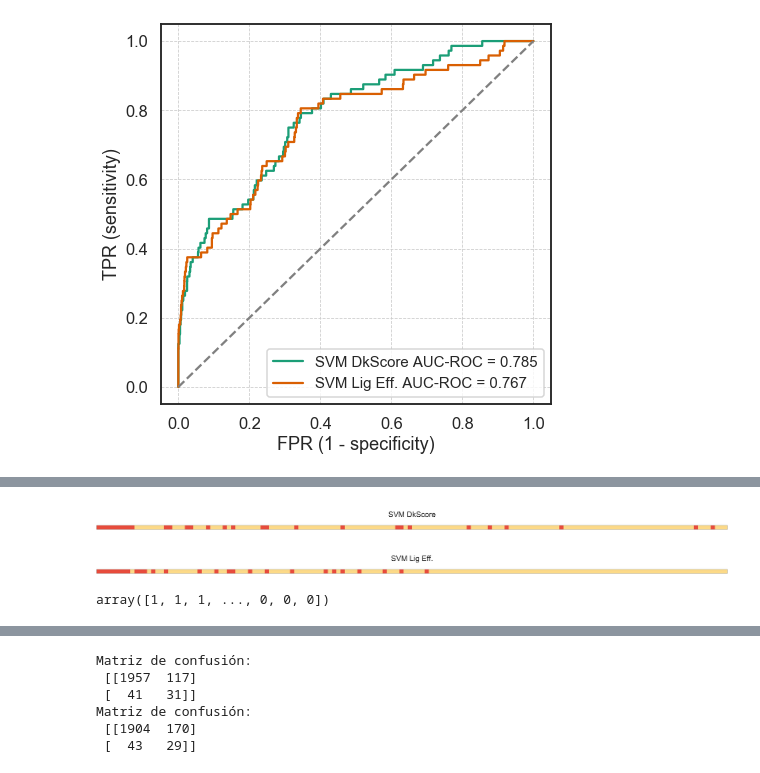
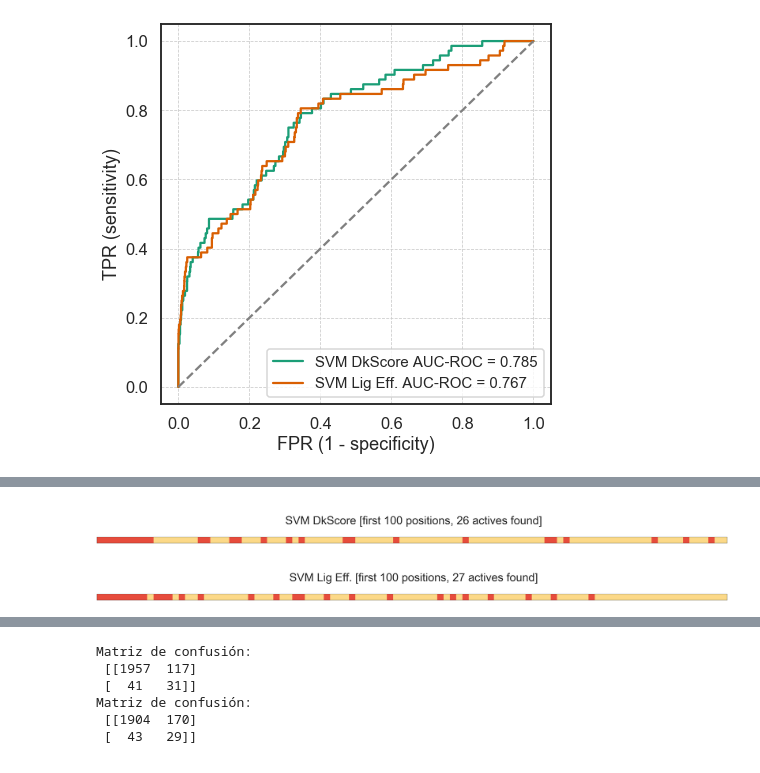
Before and after one commit to jRicciL/CDK2_notebooks, a Jupyter notebook: 6_Machine_Learning_Models/4_SVM_with_docking_scores.ipynb, the cells around one changed output, grey strips where cells are left out. Cells and saved outputs as stored; diff of their text form; code cells hidden in the pictures.

```diff
--- a/6_Machine_Learning_Models/4_SVM_with_docking_scores.ipynb
+++ b/6_Machine_Learning_Models/4_SVM_with_docking_scores.ipynb
@@ -104,3 +117,23 @@ svm_rocs = PlotMetric(y_true = y_test, y_pred_dict = svm_preds,
 svm_rocs.plot_roc_auc('')
 # %% [output]
 [figure]
+# %%
+svc_params = {'SVC__gamma': [0.001, 0.01, 1, 10],
+             'SVC__C': np.geomspace(0.01, 100, 5),
+             'SVC__kernel': ['rbf']}
+
+X_train = X_dksc_CSAR; y_train = y_dksc_CSAR
+X_test = X_dksc_DUD; y_test = y_dksc_DUD
+y_score_dksc, svc_dksc = run_SVM(X_train, X_test, y_train, y_test,
+                                 extra_params_dict = svc_params)
+
+X_train = X_dkef_CSAR; y_train = y_dkef_CSAR
+X_test = X_dkef_DUD; y_test = y_dkef_DUD
+y_score_dkef, svc_dkef = run_SVM(X_train, X_test, y_train, y_test,
+                                 extra_params_dict = svc_params)
+
+svm_preds = {'SVM DkScore': y_score_dksc, 'SVM Lig Eff.': y_score_dkef}
+svm_rocs = PlotMetric(y_true = y_test, y_pred_dict = svm_preds,
+                     decreasing = False)
+svm_rocs.plot_roc_auc('')
+svm_rocs.plot_actives_distribution(max_position_to_plot=100)
@@ -107,9 +144,5 @@ svm_rocs.plot_roc_auc('')
 # %%
-svm_rocs.plot_actives_distribution(max_position_to_plot=150)
+svm_rocs.plot_actives_distribution(max_position_to_plot=100)
 # %% [output]
-[figure, old version]
+[figure, new version]
-[figure, old version]
+[figure, new version]
-# %%
-svc_dksc.best_estimator_.predict(X_dksc_DUD)
-# %% [output]
-array([1, 1, 1, ..., 0, 0, 0])
```
Also changed, not shown: parts of 5 cells of this notebook, 1 other file.
